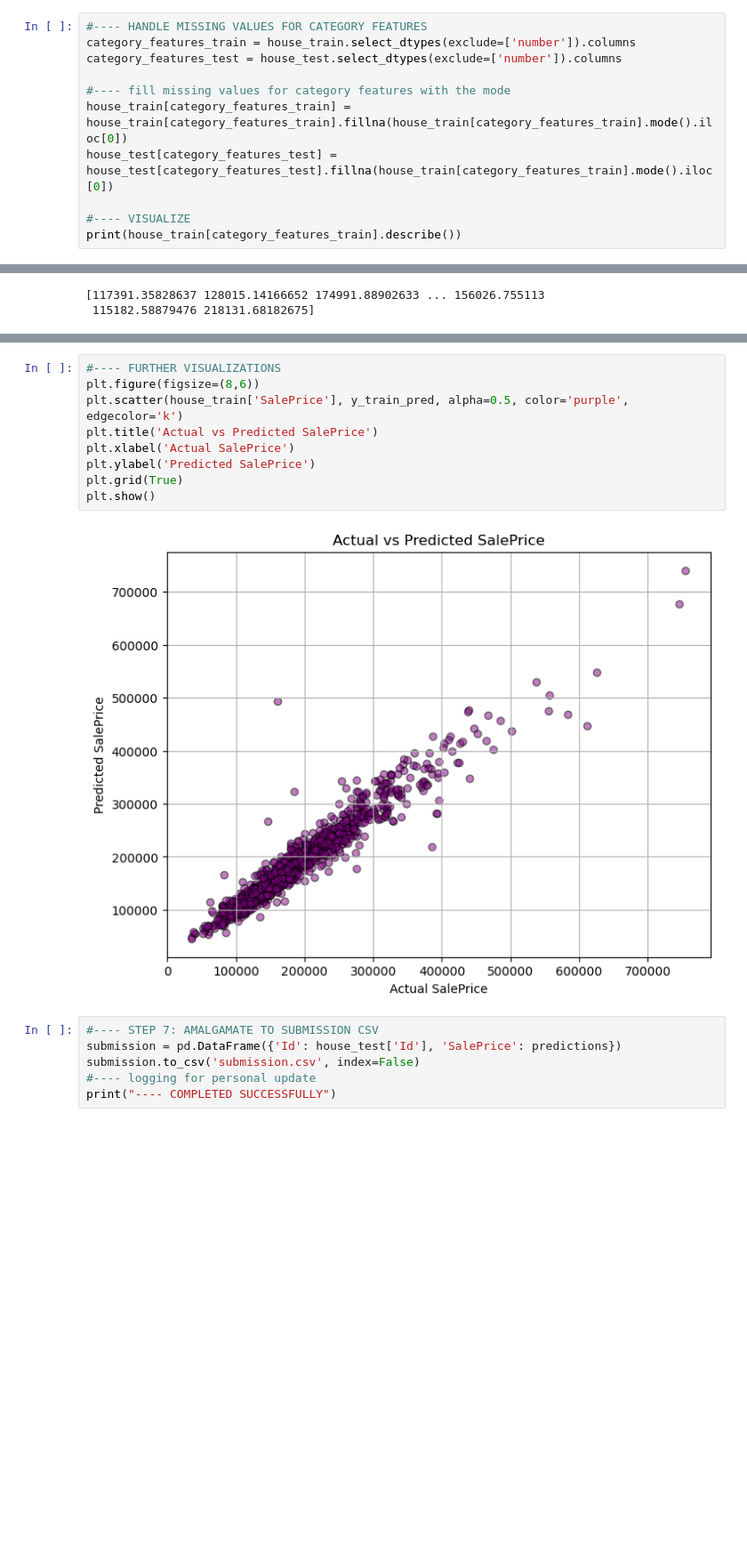
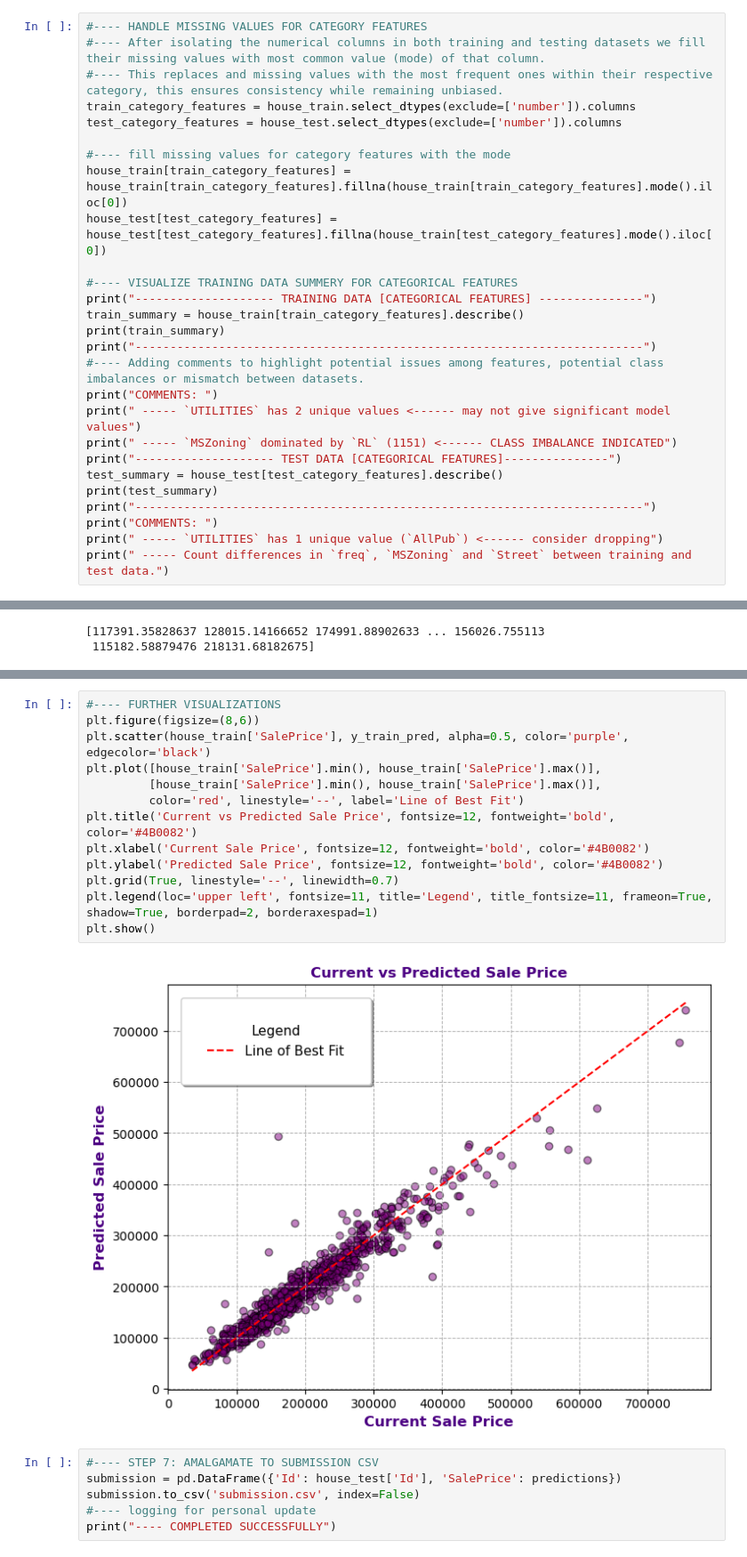
Before and after one commit to KailieField/comp3122_assignment3, a Jupyter notebook: assignment3.ipynb, the cells around one changed output, grey strips where cells are left out. Shown at 89% size. Saved outputs shown, nothing was run; the diff lists cells and outputs as text; blank space fills up the shorter version.

Commit message:
updated code, refined, added comments as per instructions, added references

```diff
--- a/assignment3.ipynb
+++ b/assignment3.ipynb
@@ -155,13 +180,29 @@ SalePrice      $79,442.50 <------ TARGET VARIABLE: STD
 ------------------------------------------------------------------
 # %%
 #---- HANDLE MISSING VALUES FOR CATEGORY FEATURES
-category_features_train = house_train.select_dtypes(exclude=['number']).columns
-category_features_test = house_test.select_dtypes(exclude=['number']).columns
+#---- After isolating the numerical columns in both training and testing datasets we fill their missing values with most common value (mode) of that column.
+#---- This replaces and missing values with the most frequent ones within their respective category, this ensures consistency while remaining unbiased.
+train_category_features = house_train.select_dtypes(exclude=['number']).columns
+test_category_features = house_test.select_dtypes(exclude=['number']).columns
 
 #---- fill missing values for category features with the mode
-house_train[category_features_train] = house_train[category_features_train].fillna(house_train[category_features_train].mode().iloc[0])
-house_test[category_features_test] = house_test[category_features_test].fillna(house_train[category_features_train].mode().iloc[0])
+house_train[train_category_features] = house_train[train_category_features].fillna(house_train[train_category_features].mode().iloc[0])
+house_test[test_category_features] = house_test[test_category_features].fillna(house_train[test_category_features].mode().iloc[0])
 
-#---- VISUALIZE
-print(house_train[category_features_train].describe())
+#---- VISUALIZE TRAINING DATA SUMMERY FOR CATEGORICAL FEATURES
+print("-------------------- TRAINING DATA [CATEGORICAL FEATURES] ---------------")
+train_summary = house_train[train_category_features].describe()
+print(train_summary)
+print("-------------------------------------------------------------------------")
+#---- Adding comments to highlight potential issues among features, potential class imbalances or mismatch between datasets.
+print("COMMENTS: ")
+print(" ----- `UTILITIES` has 2 unique values <------ may not give significant model values")
+print(" ----- `MSZoning` dominated by `RL` (1151) <------ CLASS IMBALANCE INDICATED")
+print("-------------------- TEST DATA [CATEGORICAL FEATURES]---------------")
+test_summary = house_test[test_category_features].describe()
+print(test_summary)
+print("-------------------------------------------------------------------------")
+print("COMMENTS: ")
+print(" ----- `UTILITIES` has 1 unique value (`AllPub`) <------ consider dropping")
+print(" ----- Count differences in `freq`, `MSZoning` and `Street` between training and test data.")
 # %% [output]
@@ -267,14 +327,18 @@ MEAN ABSOLUTE ERROR: 13281.39
 # %%
 #---- FURTHER VISUALIZATIONS
 plt.figure(figsize=(8,6))
-plt.scatter(house_train['SalePrice'], y_train_pred, alpha=0.5, color='purple', edgecolor='k')
-plt.title('Actual vs Predicted SalePrice')
-plt.xlabel('Actual SalePrice')
-plt.ylabel('Predicted SalePrice')
-plt.grid(True)
+plt.scatter(house_train['SalePrice'], y_train_pred, alpha=0.5, color='purple', edgecolor='black')
+plt.plot([house_train['SalePrice'].min(), house_train['SalePrice'].max()],
+         [house_train['SalePrice'].min(), house_train['SalePrice'].max()],
+         color='red', linestyle='--', label='Line of Best Fit')
+plt.title('Current vs Predicted Sale Price', fontsize=12, fontweight='bold', color='#4B0082')
+plt.xlabel('Current Sale Price', fontsize=12, fontweight='bold', color='#4B0082')
+plt.ylabel('Predicted Sale Price', fontsize=12, fontweight='bold', color='#4B0082')
+plt.grid(True, linestyle='--', linewidth=0.7)
+plt.legend(loc='upper left', fontsize=11, title='Legend', title_fontsize=11, frameon=True, shadow=True, borderpad=2, borderaxespad=1)
 plt.show()
 # %% [output]
-[figure, old version]
+[figure, new version]
 # %%
 #---- STEP 7: AMALGAMATE TO SUBMISSION CSV
 submission = pd.DataFrame({'Id': house_test['Id'], 'SalePrice': predictions})
```
Also changed, not shown: parts of 10 cells of this notebook.
